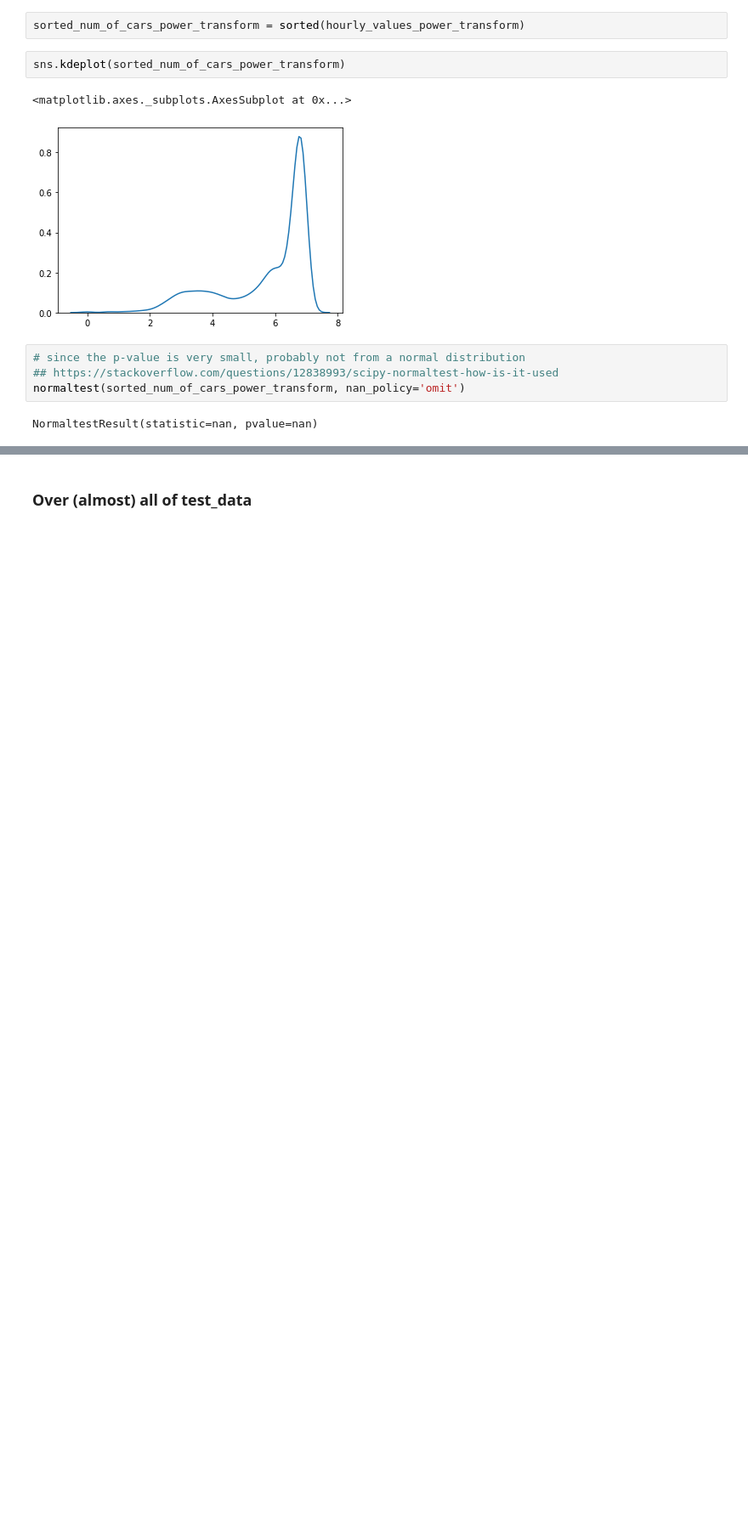
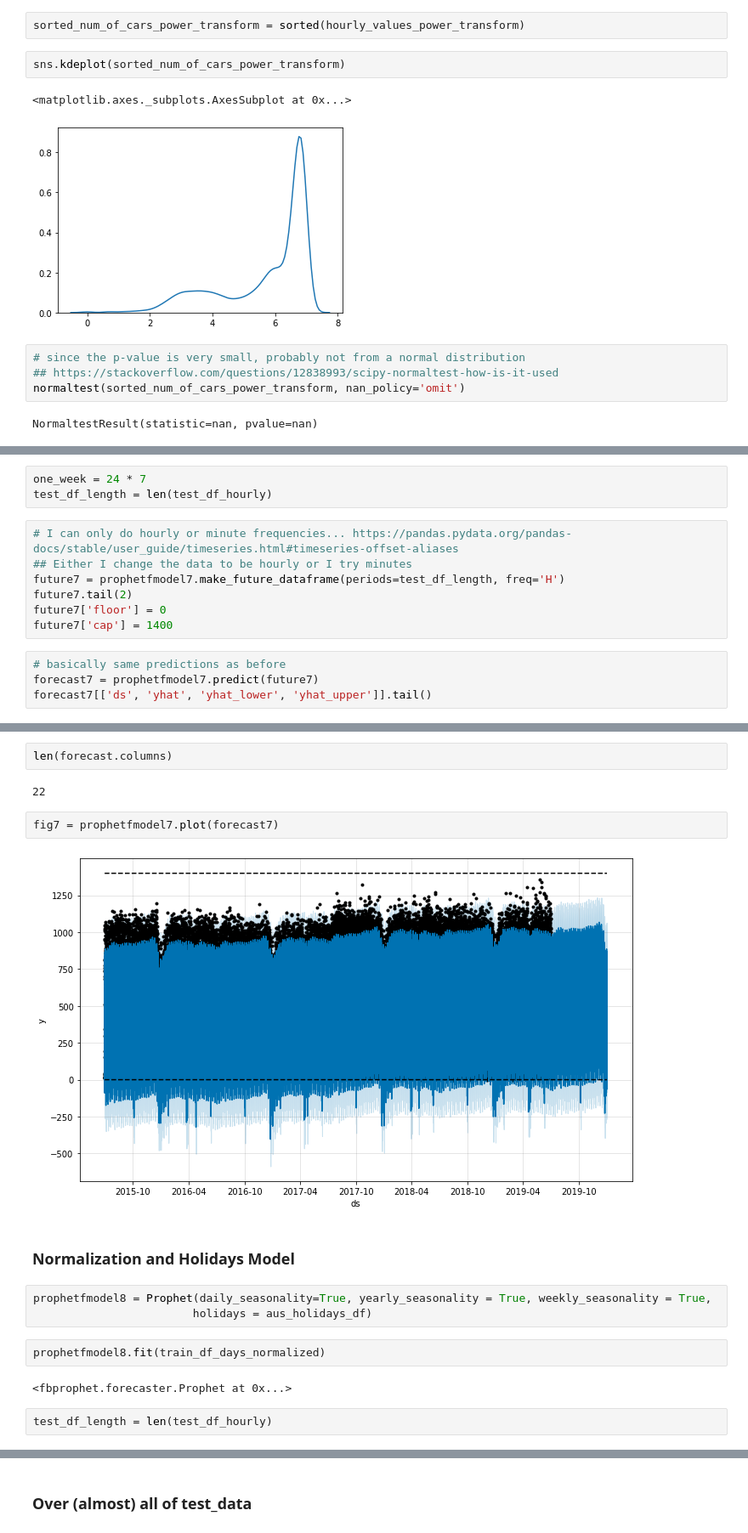
Before and after one commit to trevohearn/TrafficFlowData, a Jupyter notebook: second_analysis_fbprophet.ipynb, the cells around one changed output, grey strips where cells are left out. Shown at 85% size. Drawn from its saved outputs; the diff is of its cells as text; blank space fills up the shorter version.

```diff
--- a/second_analysis_fbprophet.ipynb
+++ b/second_analysis_fbprophet.ipynb
@@ -538,0 +684,14 @@ NormaltestResult(statistic=nan, pvalue=nan)
+# %%
+one_week = 24 * 7
+test_df_length = len(test_df_hourly)
+# %%
+# I can only do hourly or minute frequencies... https://pandas.pydata.org/pandas-docs/stable/user_guide/timeseries.html#timeseries-offset-aliases
+## Either I change the data to be hourly or I try minutes
+future7 = prophetfmodel7.make_future_dataframe(periods=test_df_length, freq='H')
+future7.tail(2)
+future7['floor'] = 0
+future7['cap'] = 1400
+# %%
+# basically same predictions as before
+forecast7 = prophetfmodel7.predict(future7)
+forecast7[['ds', 'yhat', 'yhat_lower', 'yhat_upper']].tail()
@@ -538,0 +705,19 @@ NormaltestResult(statistic=nan, pvalue=nan)
+# %%
+len(forecast.columns)
+# %% [output]
+22
+# %%
+fig7 = prophetfmodel7.plot(forecast7)
+# %% [output]
+[figure, added]
+# %% [markdown]
+### Normalization and Holidays Model
+# %%
+prophetfmodel8 = Prophet(daily_seasonality=True, yearly_seasonality = True, weekly_seasonality = True,
+                        holidays = aus_holidays_df)
+# %%
+prophetfmodel8.fit(train_df_days_normalized)
+# %% [output]
+<fbprophet.forecaster.Prophet at 0x...>
+# %%
+test_df_length = len(test_df_hourly)
```
Also changed, not shown: parts of 74 cells of this notebook.
